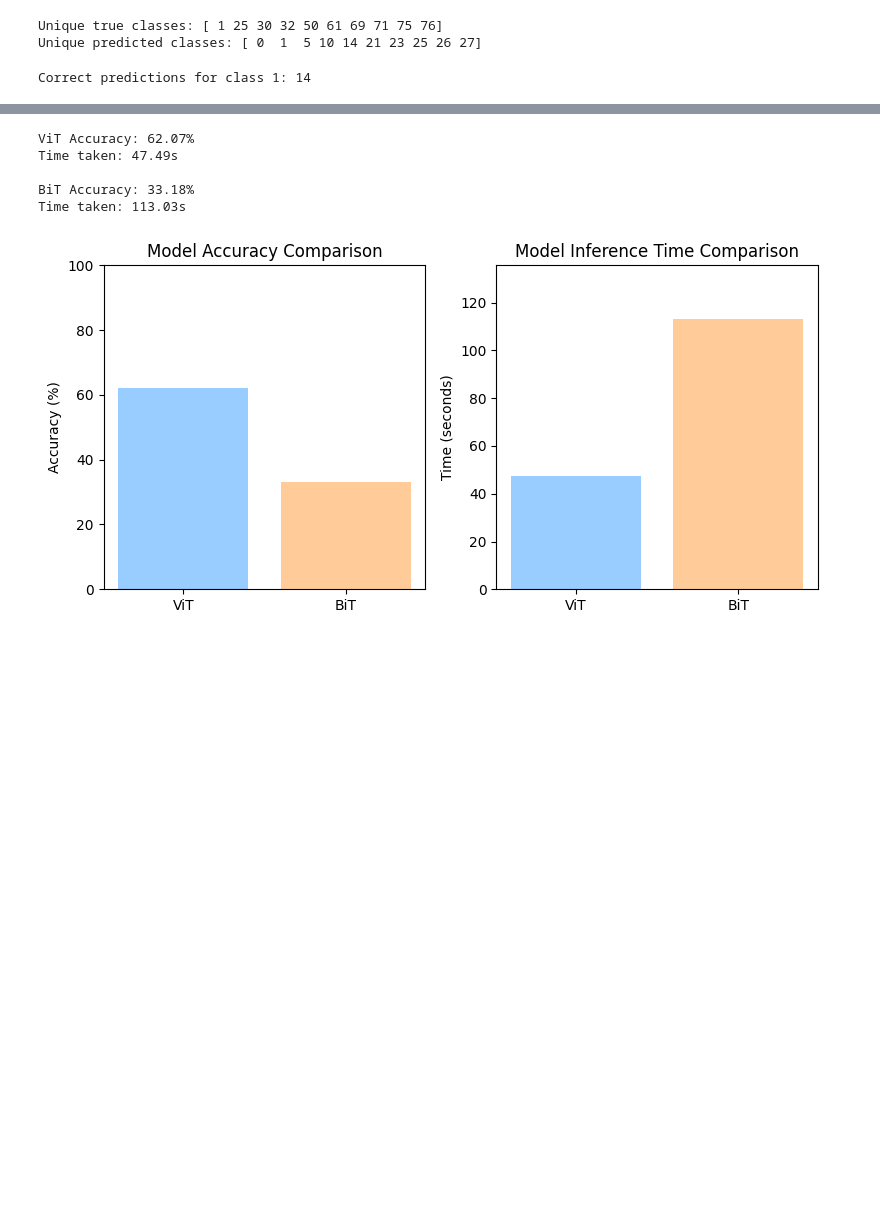
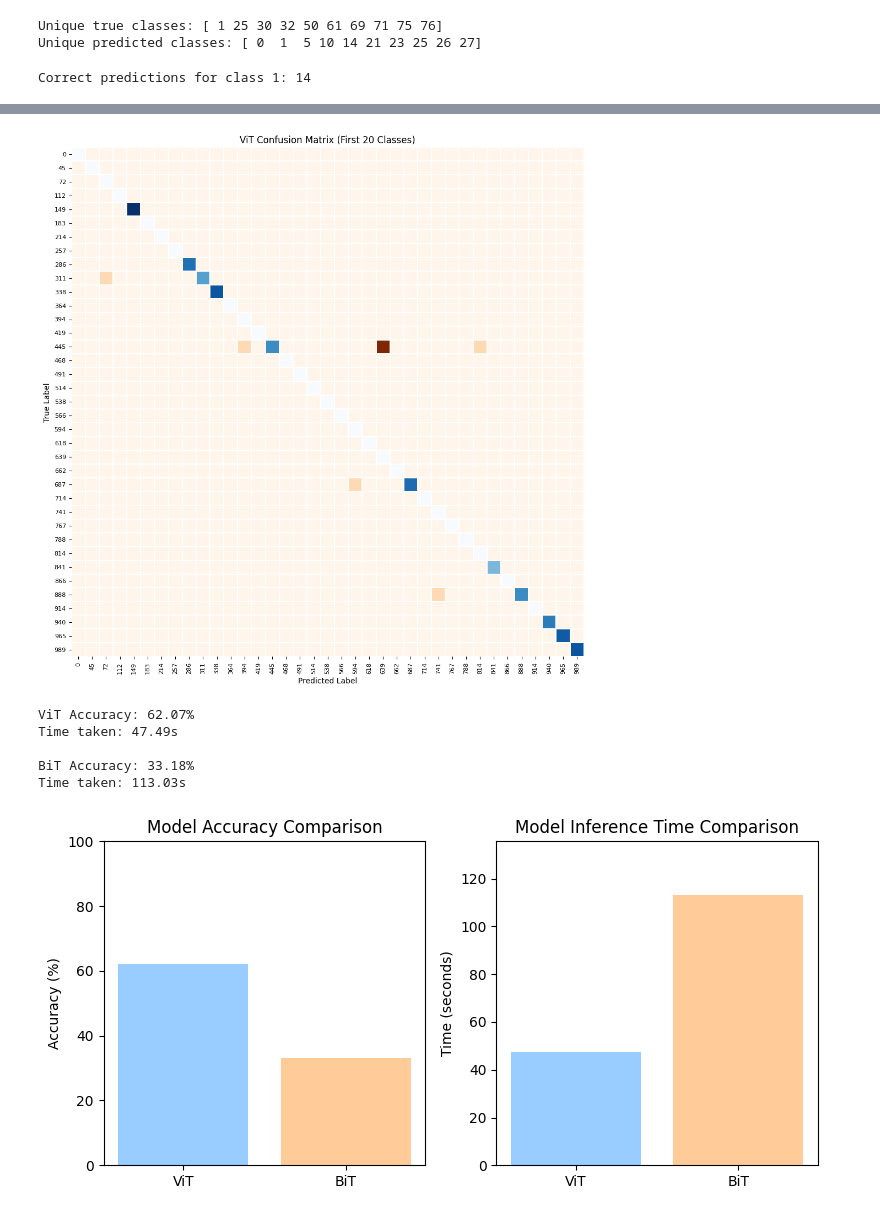
Before and after one commit to MagneticZebra/ViT-vs-CNN, a Jupyter notebook: cnn_vs_vit.ipynb, the cells around one changed output, grey strips where cells are left out. Cells and saved outputs as stored; diff of their text form; code cells hidden in the pictures; blank space fills up the shorter version.

Commit message:
made changes to confusion matrix

```diff
--- a/cnn_vs_vit.ipynb
+++ b/cnn_vs_vit.ipynb
@@ -272,3 +281,52 @@ print(vit_labels[:20])
+# %%
+import numpy as np
+import seaborn as sns
+import matplotlib.pyplot as plt
+
+# Select the first 20 classes from the confusion matrix
+num_classes_to_plot = 1000
+skip = 20
+cm_vit_filtered = cm_vit[:num_classes_to_plot:skip, :num_classes_to_plot:skip]
+
+# Create a mask to distinguish between correct and incorrect predictions
+mask_correct = np.eye(cm_vit_filtered.shape[0], dtype=bool)
+
+# Create a custom colormap
+cmap = sns.color_palette(["#d4f7d4", "#f7d4d4"])  # Green for correct, red for incorrect
+
+# Plot the confusion matrix
+plt.figure(figsize=(12, 12))
+sns.heatmap(
+    cm_vit_filtered,
+    annot=False,
+    fmt="d",
+    cmap="Blues",  # Use the custom colormap
+    xticklabels=pred_classes[:num_classes_to_plot:skip],
+    yticklabels=pred_classes[:num_classes_to_plot:skip],
+    mask=~mask_correct,  # Highlight correct predictions
+    cbar=False
+)
+sns.heatmap(
+    cm_vit_filtered,
+    annot=False,
+    fmt="",
+    cmap="Oranges",  # Highlight incorrect predictions
+    xticklabels=pred_classes[:num_classes_to_plot:skip],
+    yticklabels=pred_classes[:num_classes_to_plot:skip],
+    mask=mask_correct,  # Ignore correct predictions
+    cbar=False,
+    linewidths=0.1,
+)
+
+# Labels and title
+plt.title("ViT Confusion Matrix (First 20 Classes)")
+plt.xlabel("Predicted Label")
+plt.ylabel("True Label")
+plt.xticks(fontsize=8)
+plt.yticks(fontsize=8)
+plt.show()
+# %% [output]
+[figure, added]
 # %%
 
 _, _, vit_accuracy, vit_time_taken = load_model_data('vit_tiny_imagenet.pkl')
```
Also changed, not shown: parts of 1 cell of this notebook.
